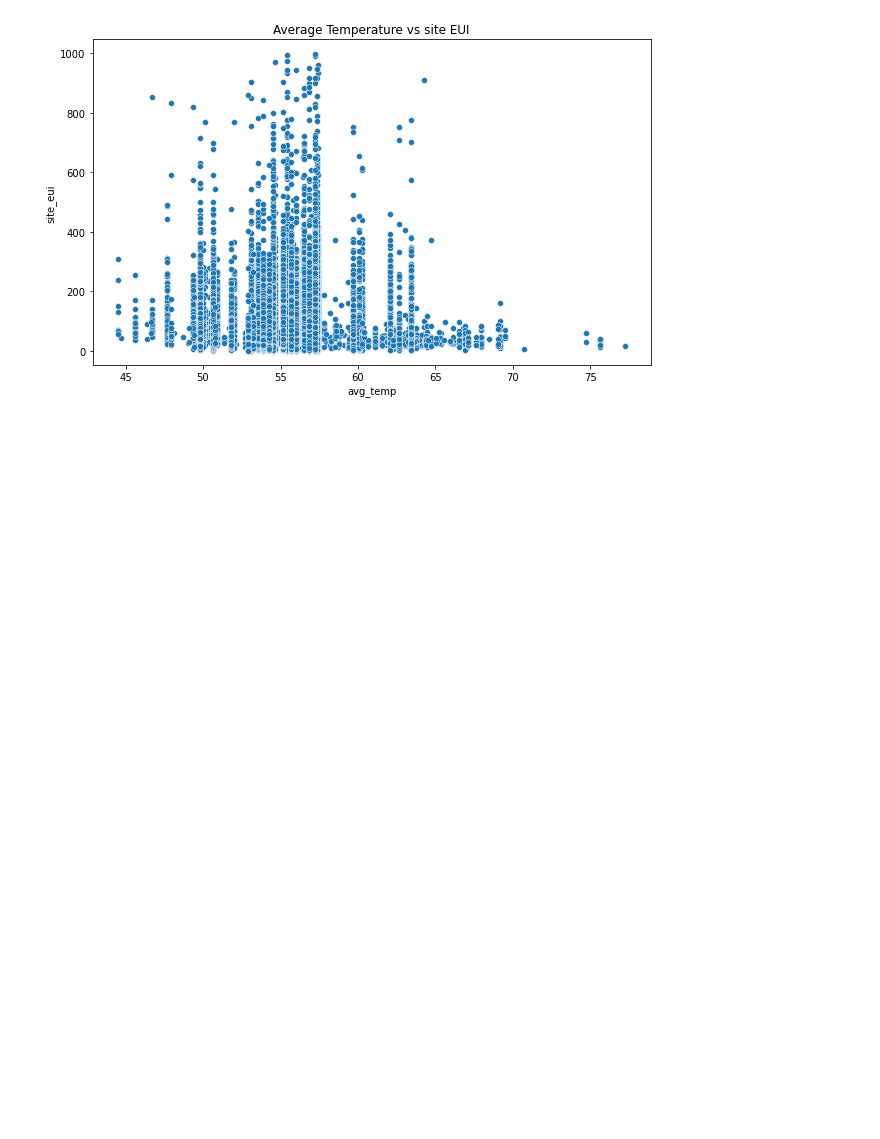
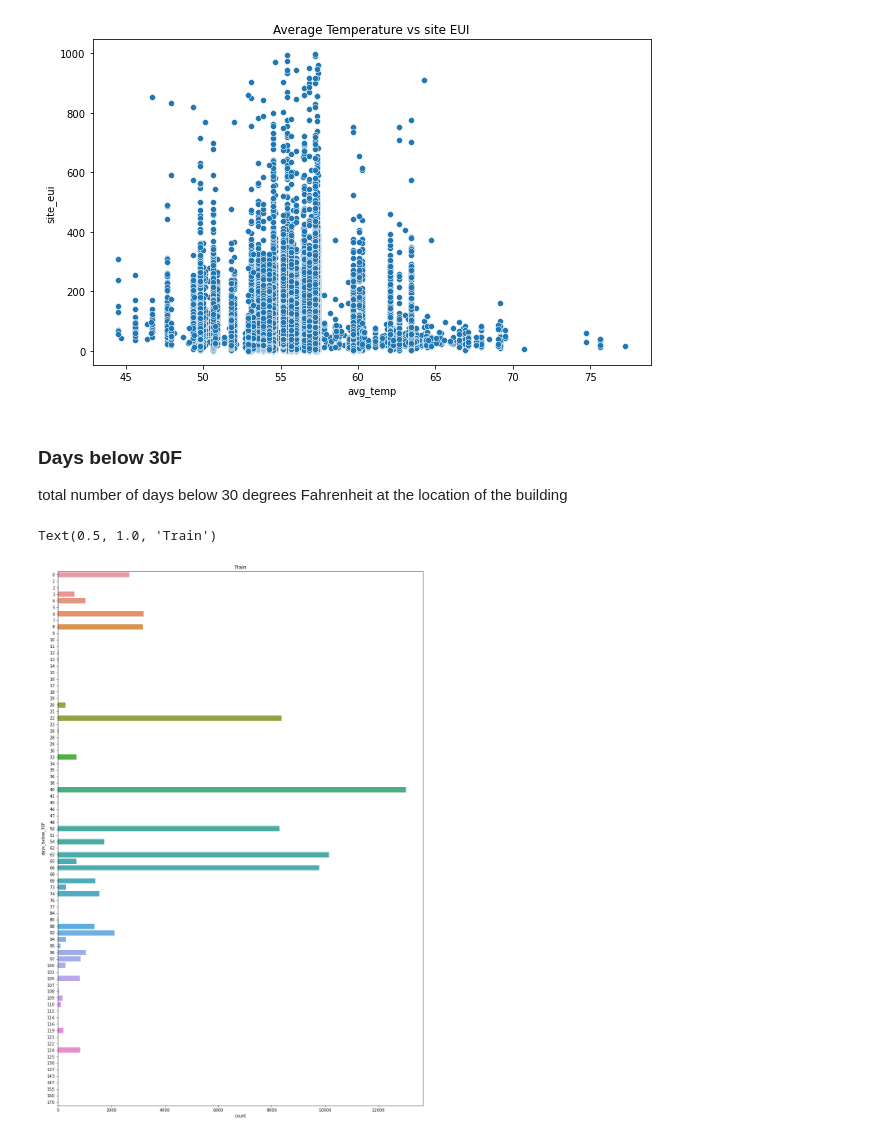
Before and after one commit to ccollado7/wds-datathon-2022, a Jupyter notebook: notebooks/EDA/kaggle-wds-EDA.ipynb, the cells around one changed output. Cells and saved outputs as stored; diff of their text form; code cells hidden in the pictures; blank space fills up the shorter version.

```diff
--- a/notebooks/EDA/kaggle-wds-EDA.ipynb
+++ b/notebooks/EDA/kaggle-wds-EDA.ipynb
@@ -928,3 +928,14 @@ plt.title('Average Temperature vs site EUI')
 # %% [output]
 Text(0.5, 1.0, 'Average Temperature vs site EUI')
 [figure]
+# %% [markdown]
+### Days below 30F
+
+total number of days below 30 degrees Fahrenheit at the location of the building
+# %%
+plt.figure(figsize=(16,24))
+sns.countplot(y="days_below_30F",data=train)
+plt.title('Train')
+# %% [output]
+Text(0.5, 1.0, 'Train')
+[figure, added]
```
Also changed, not shown: parts of 86 cells of this notebook.
